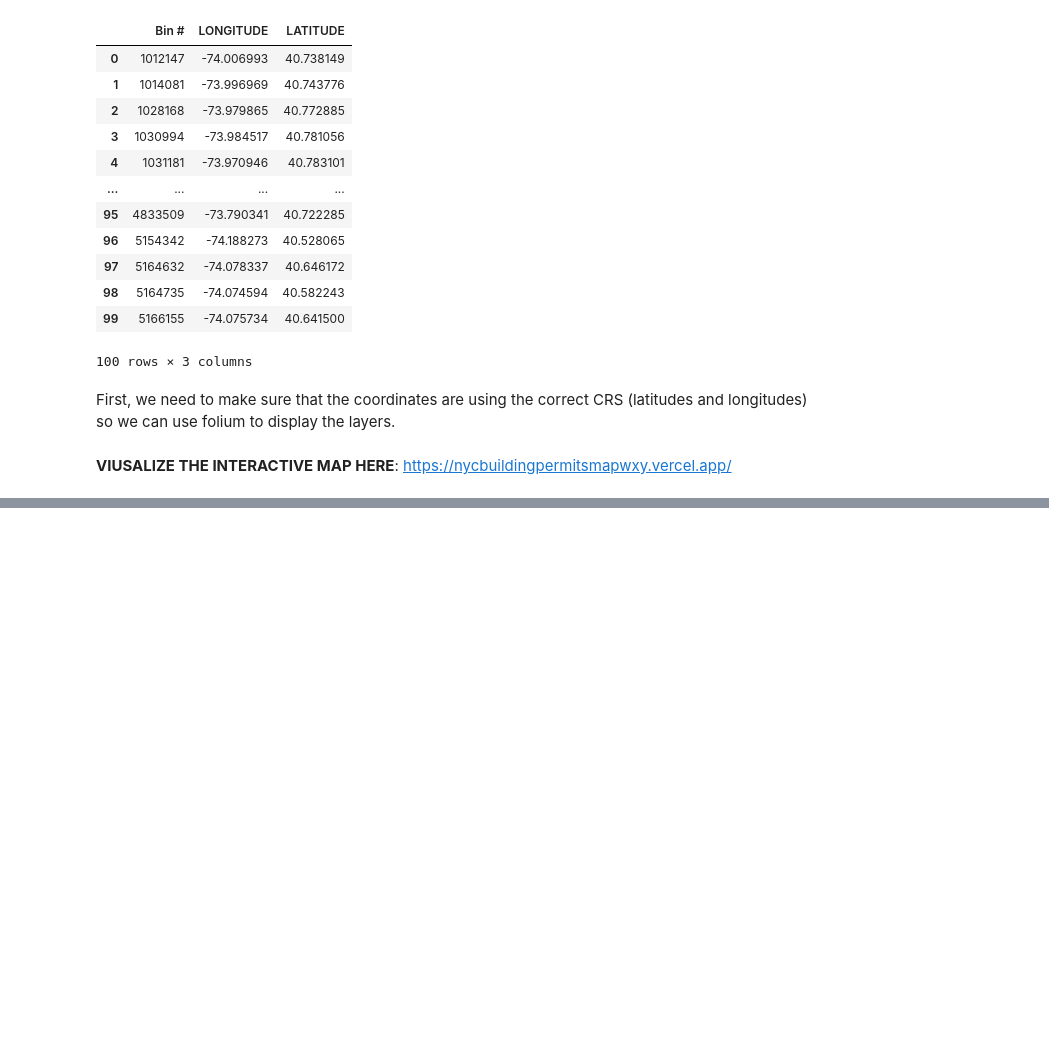
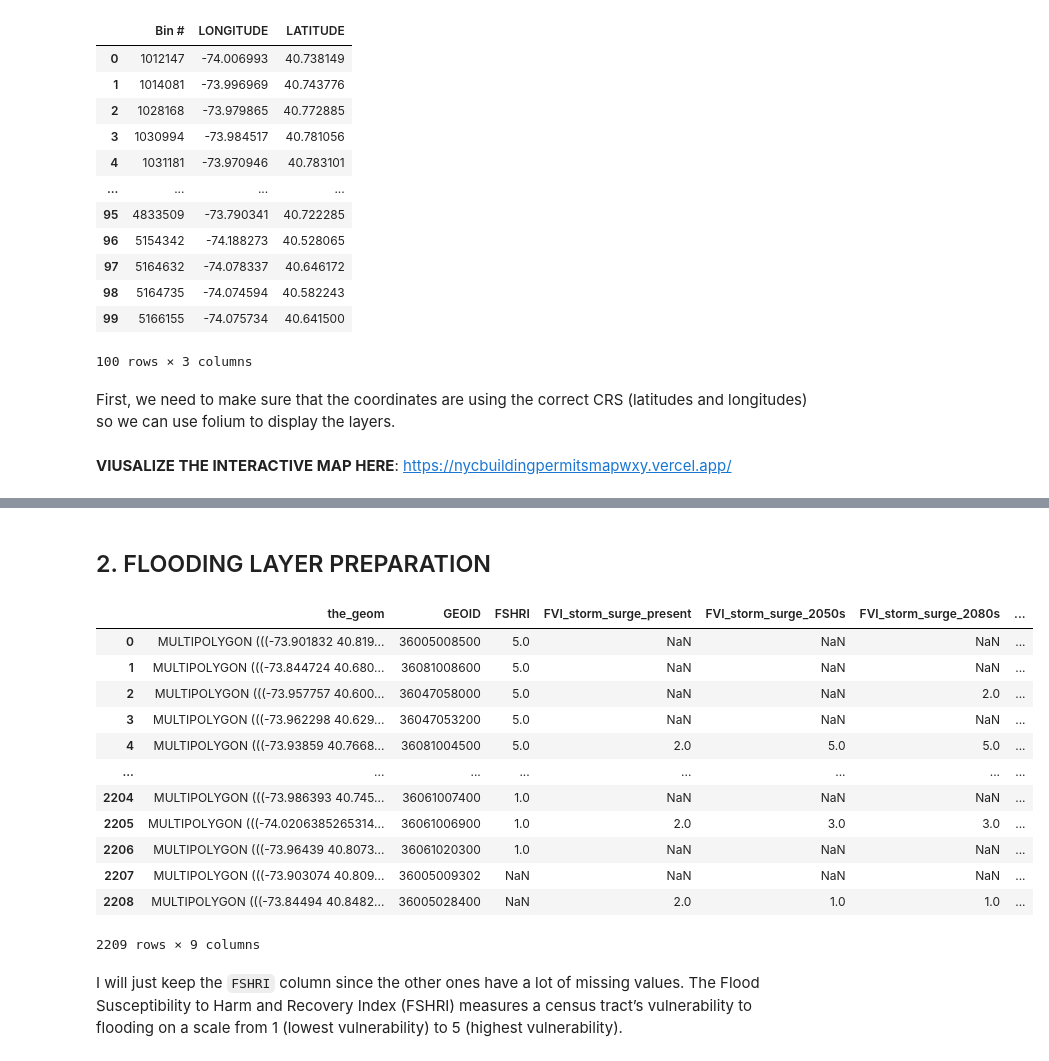
Before and after one commit to janmollet/WXY_ASSIGNMENT, a Jupyter notebook: part_b.ipynb, the cells around one changed output, grey strips where cells are left out. Drawn from its saved outputs; the diff is of its cells as text; code cells hidden in the pictures; blank space fills up the shorter version.

```diff
--- a/part_b.ipynb
+++ b/part_b.ipynb
@@ -610,0 +685,22 @@ m.save("map_result/NYC_Building_Permits_Map.html")
+# %% [markdown]
+## 2. FLOODING LAYER PREPARATION
+# %%
+flooding_dataset = pd.read_csv("spatial_data/New_York_City's_Flood_Vulnerability_Index.csv")
+
+flooding_dataset
+# %% [output]
+|  | the_geom | GEOID | FSHRI | FVI_storm_surge_present | FVI_storm_surge_2050s | FVI_storm_surge_2080s | ... |
+| 0 | MULTIPOLYGON (((-73.901832 40.819... | 36005008500 | 5.0 | NaN | NaN | NaN | ... |
+| 1 | MULTIPOLYGON (((-73.844724 40.680... | 36081008600 | 5.0 | NaN | NaN | NaN | ... |
+| 2 | MULTIPOLYGON (((-73.957757 40.600... | 36047058000 | 5.0 | NaN | NaN | 2.0 | ... |
+| 3 | MULTIPOLYGON (((-73.962298 40.629... | 36047053200 | 5.0 | NaN | NaN | NaN | ... |
+| 4 | MULTIPOLYGON (((-73.93859 40.7668... | 36081004500 | 5.0 | 2.0 | 5.0 | 5.0 | ... |
+| ... | ... | ... | ... | ... | ... | ... | ... |
+| 2204 | MULTIPOLYGON (((-73.986393 40.745... | 36061007400 | 1.0 | NaN | NaN | NaN | ... |
+| 2205 | MULTIPOLYGON (((-74.0206385265314... | 36061006900 | 1.0 | 2.0 | 3.0 | 3.0 | ... |
+| 2206 | MULTIPOLYGON (((-73.96439 40.8073... | 36061020300 | 1.0 | NaN | NaN | NaN | ... |
+| 2207 | MULTIPOLYGON (((-73.903074 40.809... | 36005009302 | NaN | NaN | NaN | NaN | ... |
+| 2208 | MULTIPOLYGON (((-73.84494 40.8482... | 36005028400 | NaN | 2.0 | 1.0 | 1.0 | ... |
+2209 rows × 9 columns
+# %% [markdown]
+I will just keep the `FSHRI` column since the other ones have a lot of missing values. The Flood Susceptibility to Harm and Recovery Index (FSHRI) measures a census tract’s vulnerability to flooding on a scale from 1 (lowest vulnerability) to 5 (highest vulnerability).
```
Also changed, not shown: parts of 62 cells of this notebook, 5 other files.
